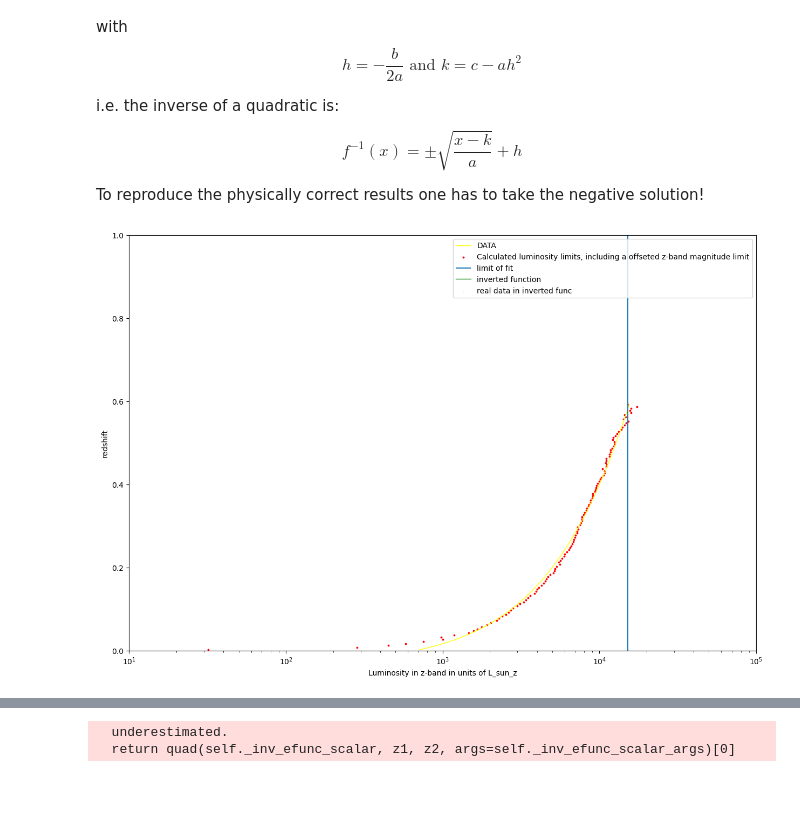
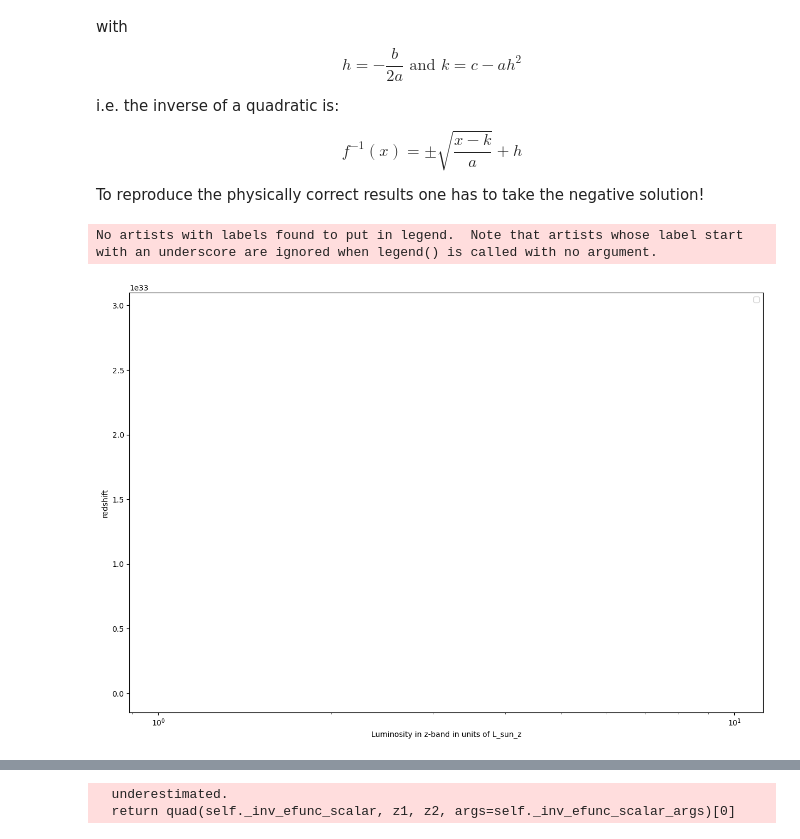
Before and after one commit to ananya971/ligo-desi-gw-follow-up, a Jupyter notebook: Galaxy Selection/1overV_Estimator.ipynb, the cells around one changed output, grey strips where cells are left out. Saved outputs shown, nothing was run; the diff lists cells and outputs as text; code cells hidden in the pictures; blank space fills up the shorter version.

```diff
--- a/Galaxy Selection/1overV_Estimator.ipynb
+++ b/Galaxy Selection/1overV_Estimator.ipynb
@@ -198,7 +198,8 @@ Table length=313095
 | 39627775388156785 | main | bright | 20220127 | 0.00020695404787949559 | 6.570050538091658e-05 | 0 | 163.28102362702234 | -0.4756075976427871 | 4.2519755 | 2.2324362 | ... |
 # %%
 # this makes a z selection!
-ztile_cat_grouped_by_AppMag = ztile_cat_grouped_by_AppMag[ztile_cat_grouped_by_AppMag["Z"]< 0.6]
+#ztile_cat_grouped_by_AppMag = ztile_cat_grouped_by_AppMag[ztile_cat_grouped_by_AppMag["Z"]< 0.6]
+#ztile_cat_grouped_by_AppMag = ztile_cat_grouped_by_AppMag[ztile_cat_grouped_by_AppMag["Z"]> 0.02]
 # %%
 ztile_cat_grouped_by_AppMag = ztile_cat_grouped_by_AppMag[::-1]
 # %%
@@ -213,4 +214,4 @@ Table length=5
 | 39627799807395030 | sv3 | bright | 20210502 | 0.00040888931032501347 | 0.0002176825569226886 | 0 | 178.8125189692347 | 0.5496678436220963 | 4.5848966 | 2.6996517 | ... |
 | 39627799807395030 | sv3 | bright | 20210410 | 0.00010157326644134223 | 0.00021311762484762438 | 0 | 178.8125189692347 | 0.5496678436220963 | 4.5848966 | 2.6996517 | ... |
 # %%
-ztile_cat_grouped_by_AppMag_sel = ztile_cat_grouped_by_AppMag[:int(0.2*len(ztile_cat_grouped_by_LumLim))]
+ztile_cat_grouped_by_AppMag_sel = ztile_cat_grouped_by_AppMag[:int(0.2*len(ztile_cat_grouped_by_AppMag))]
@@ -288,5 +271,7 @@ np.count_nonzero(array), len(array)
 # %%
-stop_at = np.argmin(LUM_LIM_95)
+stop_at = np.argmin(LUM_LIM_95[10:])
+if stop_at == 0:
+    stop_at = len(LUM_LIM_95)
 # %%
 stop_at
 # %% [output]
@@ -296,35 +281,38 @@ fig, ax = plt.subplots(figsize = (15,10))
 
 ax.scatter(ztile_cat_grouped_by_AppMag["Z"], ztile_cat_grouped_by_AppMag["LUM_Z"]/(L_sun_z*10**(-7)), s = 0.01, color = "blue", label = "all lums")
 
-ax.scatter(ztile_cat_grouped_by_AppMag_sel["Z"], ztile_cat_grouped_by_AppMag_sel["LUM_Z"]/(L_sun_z*10**(-7)), s = 0.1, color = "green", label ="lowest 20% of lums")
+#ax.scatter(ztile_cat_grouped_by_AppMag_sel["Z"], ztile_cat_grouped_by_AppMag_sel["LUM_Z"]/(L_sun_z*10**(-7)), s = 0.1, color = "green", label ="lowest 20% of lums")
 
 center_z = (bins[:-1] + bins[1:])/2
-ax.scatter(center_z, LUM_95/(L_sun_z*10**(-7)), s = 3, color = "orange", label ="95% Limit of luminosities in redshift bin")
-ax.scatter(center_z, LUM_LIM_95/(L_sun_z*10**(-7)), s = 3, color = "red", label ="Calculated luminosity limits, including a offseted z-band magnitude limit")
+#ax.scatter(center_z, LUM_95/(L_sun_z*10**(-7)), s = 3, color = "orange", label ="95% Limit of luminosities in redshift bin")
+ax.scatter(center_z, LUM_LIM_95/(L_sun_z*10**(-7)), s = 3, color = "red", label ="luminosity limits in redshift bins, with an offseted z-band mag lim")
 
 def poly2d(x, a, b, c):
     return a*x**2 + b*x + c
 
 # we want to cut off where the data gets bad, i.e. where we have the first 0, therefore in the fitting procedure we only select the values up to the first 0
-coefs_LUM_95, _ = curve_fit(poly2d, center_z[:stop_at-1], LUM_95[:stop_at-1]/(L_sun_z*10**(-7)))
-coefs_LUM_LIM_95, _ = curve_fit(poly2d, center_z[:stop_at-1], LUM_LIM_95[:stop_at-1]/(L_sun_z*10**(-7)))
+#coefs_LUM_95, _ = curve_fit(poly2d, center_z[:stop_at-1], LUM_95[:stop_at-1]/(L_sun_z*10**(-7)))
+#p0 = [-1000, 27700, 100]
+
+coefs_LUM_LIM_95, _ = curve_fit(poly2d, center_z[:int(stop_at)], LUM_LIM_95[:int(stop_at)]/(L_sun_z*10**(-7)), p0 = p0, method = 'dogbox')
 #coefs_log, _ = curve_fit(log10_fit, center_z, LUM_LIM_95/(L_sun_z*10**(-7)))
 
-print(coefs_LUM_95)
+#print(coefs_LUM_95)
 print(coefs_LUM_LIM_95)
 
-ax.plot(center_z, poly2d(center_z, *coefs_LUM_95), linewidth = 1, color = "pink", label = "Fit")
-ax.plot(center_z, poly2d(center_z, *coefs_LUM_LIM_95), linewidth = 1, color = "yellow", label = "Fit")
+#ax.plot(center_z, poly2d(center_z, *coefs_LUM_95), linewidth = 1, color = "pink", label = "95% LUM fit")
+ax.plot(center_z, poly2d(center_z, *coefs_LUM_LIM_95), linewidth = 1, color = "yellow", label = "95% LUM LIM fit")
 
 
 
 #ax.plot(center_z, log10_fit(center_z, *coefs_log), linewidth = 1, color = "yeelow", label = "DATA")
 
+#ax.plot(np.linspace(0,0.6), 20078*np.linspace(0,0.6)+656, linewidth=10, color="orange")
 
 ax.set_xlabel("redshift")
 ax.set_ylabel("Luminosity in z-band in units of L_sun_z")
 ax.set_yscale("log")
-ax.set_xlim(0,1)
+ax.set_xlim(0,.6)
 ax.set_ylim(10,10**5)
 ax.legend()
 plt.show()
@@ -345,38 +332,36 @@ To reproduce the physically correct results one has to take the negative solutio
 # %%
 # now plot the inverse:
 
 # from here we can get the z_max values, i.e. the maximum redshift at a certain luminosity that an object could be detected
 
 # inverse is as above
 
 def poly_inverse(x, a,h,k):
     return -np.sqrt((x-k)/a)+h
 
 
 a = coefs_LUM_LIM_95[0]
 b = coefs_LUM_LIM_95[1]
 c = coefs_LUM_LIM_95[2]
 h = -b/(2*a)
 k = c-a*h**2
 inverted_coefs_95 = [a,h,k]
 
 fig, ax = plt.subplots(figsize = (15,10))
 
-ax.plot(poly2d(center_z, *coefs_LUM_LIM_95), center_z, linewidth = 1, color = "yellow", label = "DATA")
-ax.scatter(LUM_LIM_95/(L_sun_z*10**(-7)), center_z, s = 3, color = "red", label ="Calculated luminosity limits, including a offseted z-band magnitude limit")
-ax.vlines(LUM_LIM_95[stop_at-1]/(L_sun_z*10**(-7)), 0, 1, label = "limit of fit")
+#ax.scatter(LUM_LIM_95/(L_sun_z*10**(-7)), center_z, s = 3, color = "red", label ="Calculated luminosity limits, including a offseted z-band magnitude limit")
 
-ax.plot(LUM_LIM_95[:stop_at-1]/(L_sun_z*10**(-7)), poly_inverse(LUM_LIM_95[:stop_at-1]/(L_sun_z*10**(-7)), *inverted_coefs_95), linewidth = 1, color = "green", label = "inverted function")
-ax.scatter(ztile_cat_grouped_by_AppMag["LUM_Z"]/(L_sun_z*10**(-7)), poly_inverse(ztile_cat_grouped_by_AppMag["LUM_Z"]/(L_sun_z*10**(-7)), *inverted_coefs_95), s= 0.01, color = "blue", label = "real data in inverted func")
-
+ax.scatter(poly_inverse(ztile_cat_grouped_by_AppMag["LUM_Z"]/(L_sun_z*10**(-7)), *inverted_coefs_95), ztile_cat_grouped_by_AppMag["LUM_Z"])
+#ax.vlines(LUM_LIM_95[stop_at-1]/(L_sun_z*10**(-7)), 0, 1, label = "limit of fit")
 
 
 ax.set_xlabel("Luminosity in z-band in units of L_sun_z")
 ax.set_ylabel("redshift")
 ax.set_xscale("log")
-ax.set_ylim(0,1)
-ax.set_xlim(10,10**5)
+#ax.set_ylim(0,1)
+#ax.set_xlim(10,10**5)
 ax.legend()
 plt.show()
 # %% [output]
+No artists with labels found to put in legend.  Note that artists whose label start with an underscore are ignored when legend() is called with no argument.
-[figure, old version]
+[figure, new version]
```
Also changed, not shown: parts of 15 cells of this notebook, 2 other files.
